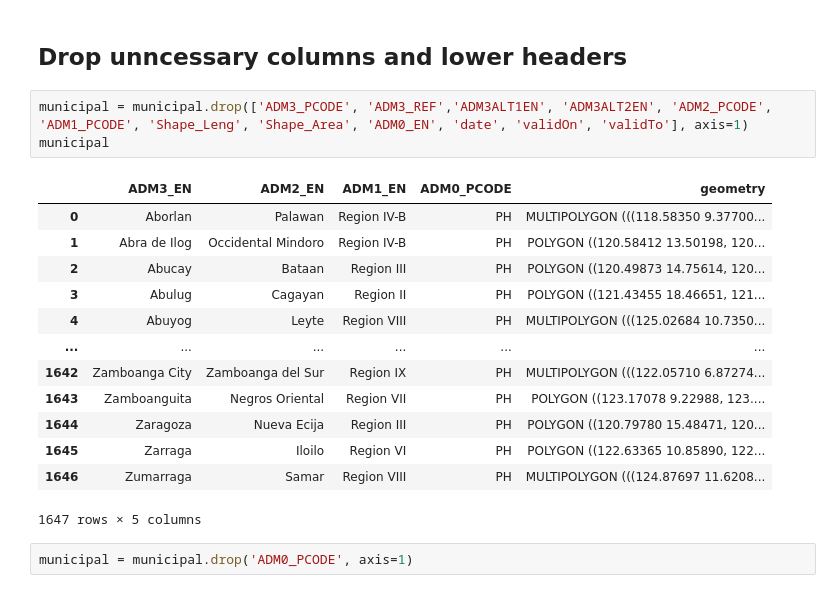
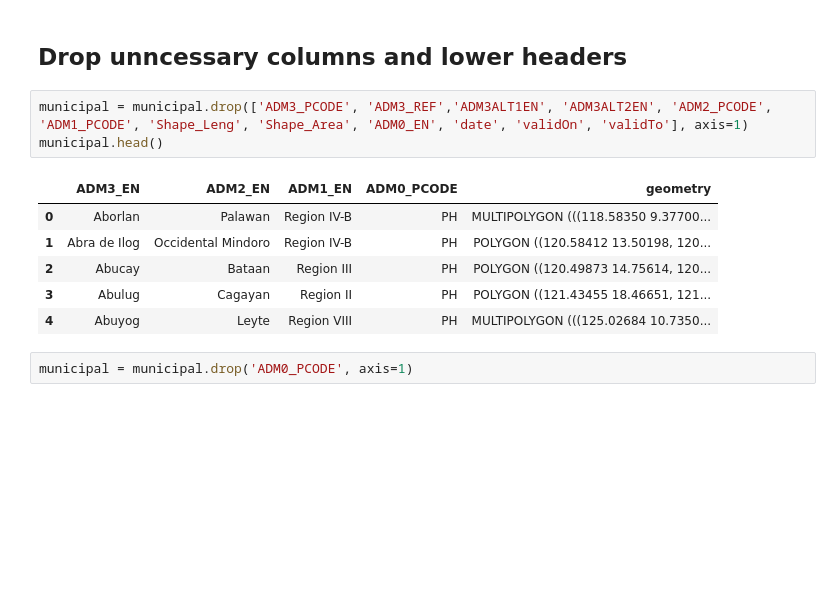
Before and after one commit to pmagtulis/covid-ph-map, a Jupyter notebook: notebooks/municipal_covid_cases.ipynb, the cells around one changed output. Cells and saved outputs as stored; diff of their text form; blank space fills up the shorter version.

```diff
--- a/notebooks/municipal_covid_cases.ipynb
+++ b/notebooks/municipal_covid_cases.ipynb
@@ -143,21 +129,14 @@ municipal
 ## Drop unncessary columns and lower headers
 # %%
 municipal = municipal.drop(['ADM3_PCODE', 'ADM3_REF','ADM3ALT1EN', 'ADM3ALT2EN', 'ADM2_PCODE', 'ADM1_PCODE', 'Shape_Leng', 'Shape_Area', 'ADM0_EN', 'date', 'validOn', 'validTo'], axis=1)
-municipal
+municipal.head()
 # %% [output]
 |  | ADM3_EN | ADM2_EN | ADM1_EN | ADM0_PCODE | geometry |
 | 0 | Aborlan | Palawan | Region IV-B | PH | MULTIPOLYGON (((118.58350 9.37700... |
 | 1 | Abra de Ilog | Occidental Mindoro | Region IV-B | PH | POLYGON ((120.58412 13.50198, 120... |
 | 2 | Abucay | Bataan | Region III | PH | POLYGON ((120.49873 14.75614, 120... |
 | 3 | Abulug | Cagayan | Region II | PH | POLYGON ((121.43455 18.46651, 121... |
 | 4 | Abuyog | Leyte | Region VIII | PH | MULTIPOLYGON (((125.02684 10.7350... |
-| ... | ... | ... | ... | ... | ... |
-| 1642 | Zamboanga City | Zamboanga del Sur | Region IX | PH | MULTIPOLYGON (((122.05710 6.87274... |
-| 1643 | Zamboanguita | Negros Oriental | Region VII | PH | POLYGON ((123.17078 9.22988, 123.... |
-| 1644 | Zaragoza | Nueva Ecija | Region III | PH | POLYGON ((120.79780 15.48471, 120... |
-| 1645 | Zarraga | Iloilo | Region VI | PH | POLYGON ((122.63365 10.85890, 122... |
-| 1646 | Zumarraga | Samar | Region VIII | PH | MULTIPOLYGON (((124.87697 11.6208... |
-1647 rows × 5 columns
 # %%
 municipal = municipal.drop('ADM0_PCODE', axis=1)
 # %%
```
Also changed, not shown: parts of 7 cells of this notebook.
